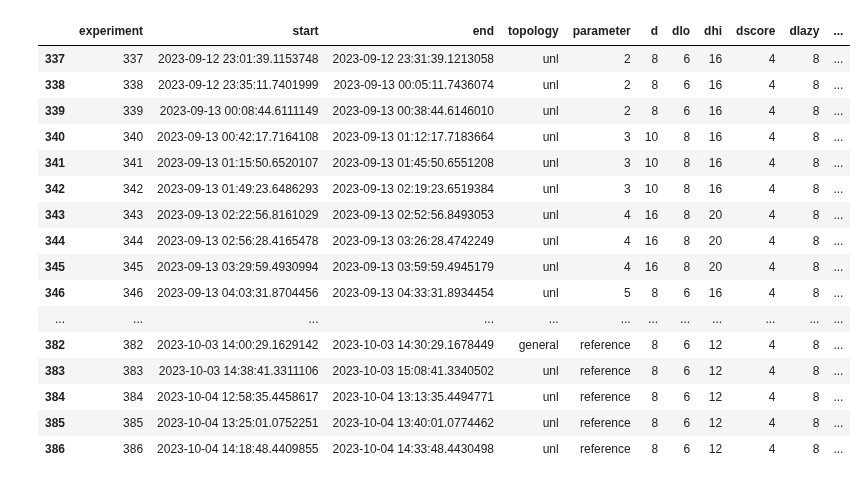
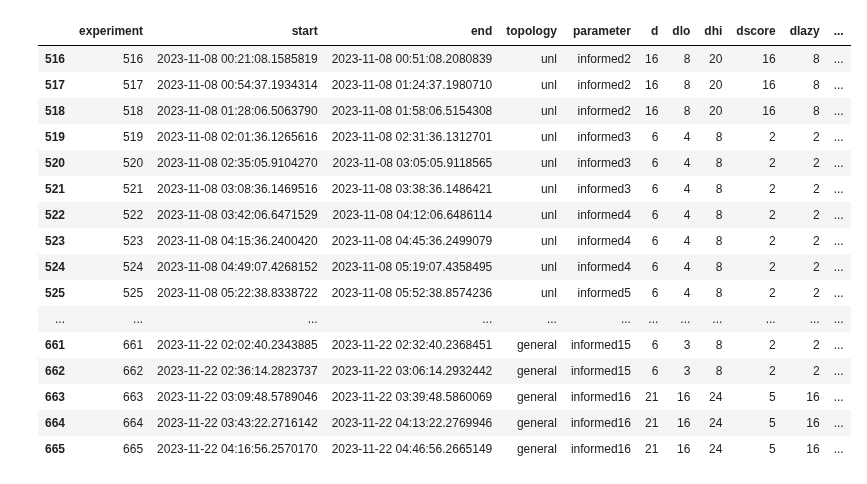
Before and after one commit to FlavScheidt/flexi-pipe, a Jupyter notebook: data/Notebooks/Consolidated_Bandwidth.ipynb, the cells around one changed output. Drawn from its saved outputs; the diff is of its cells as text; code cells hidden in the pictures.

```diff
--- a/data/Notebooks/Consolidated_Bandwidth.ipynb
+++ b/data/Notebooks/Consolidated_Bandwidth.ipynb
@@ -70,8 +70,8 @@ with open(filepath, 'r') as file_object:
 # url="http://192.168.20.58:8086"
 url = "http://localhost:8086"
 # %%
-start = 1692978196
-end = 1693513472
+start = 1696445523
+end = 1696710919
 # %%
 def experiment(start_time, end_time, filepath):
     # Retrieve experiments data from csv
@@ -84,50 +84,54 @@ def experiment(start_time, end_time, filepath):
     #Correct timestamp
     experiments["start"] = experiments["start"].str.slice(0, 27)
     experiments["end"] = experiments["end"].str.slice(0, 27)
 
     #String to timestamp
     # experiments['startUnix'] = pd.to_datetime(experiments["start"],format="%Y-%m-%d %H:%M:%S.%f").astype('int64') / 10**9
     # experiments['endUnix'] = pd.to_datetime(experiments["end"],format="%Y-%m-%d %H:%M:%S.%f").astype('int64') / 10**9
     experiments['startUnix'] = pd.to_datetime(experiments["start"],format="mixed").astype('int64') / 10**9
     experiments['endUnix'] = pd.to_datetime(experiments["end"],format="mixed").astype('int64') / 10**9
 
 
     experiments['startUnix'] = pd.to_timedelta(experiments['startUnix'], unit='s').dt.total_seconds().astype(int)#.astype(str)
     experiments['endUnix'] = pd.to_timedelta(experiments['endUnix'], unit='s').dt.total_seconds().astype(int)#.astype(str)
 
     #Drop fields we don't mneed for the moment
     exp = experiments.drop(columns=["runtime", "initialDelay"]).sort_values(by=["start"])
 
     #Get times for different intervals
     # intervals = exp["interval"].drop_duplicates().sort_values().reset_index(drop=True)
     # intervals.head(10)
 
     # expTime = exp[exp['startUnix'].astype(int).between(start_time, end_time)]
     # expTime['experiment'] = expTime.index
     expTime = exp.reset_index().rename({'index':'experiment'}, axis = 'columns')
 
     return expTime
 
 experiments = experiment(start, end, '../experiments.csv')
-experiments.tail(50)
+experiments.tail(150)
+
+# data = pd.read_csv('../experiments.csv', header=0,  index_col=0)
+# exps = pd.DataFrame(data)
+#experiments = exps.loc[exps['experiment'] > 144]
 # %% [output]
 |  | experiment | start | end | topology | parameter | d | dlo | dhi | dscore | dlazy | ... |
-| 337 | 337 | 2023-09-12 23:01:39.1153748 | 2023-09-12 23:31:39.1213058 | unl | 2 | 8 | 6 | 16 | 4 | 8 | ... |
-| 338 | 338 | 2023-09-12 23:35:11.7401999 | 2023-09-13 00:05:11.7436074 | unl | 2 | 8 | 6 | 16 | 4 | 8 | ... |
-| 339 | 339 | 2023-09-13 00:08:44.6111149 | 2023-09-13 00:38:44.6146010 | unl | 2 | 8 | 6 | 16 | 4 | 8 | ... |
-| 340 | 340 | 2023-09-13 00:42:17.7164108 | 2023-09-13 01:12:17.7183664 | unl | 3 | 10 | 8 | 16 | 4 | 8 | ... |
-| 341 | 341 | 2023-09-13 01:15:50.6520107 | 2023-09-13 01:45:50.6551208 | unl | 3 | 10 | 8 | 16 | 4 | 8 | ... |
-| 342 | 342 | 2023-09-13 01:49:23.6486293 | 2023-09-13 02:19:23.6519384 | unl | 3 | 10 | 8 | 16 | 4 | 8 | ... |
-| 343 | 343 | 2023-09-13 02:22:56.8161029 | 2023-09-13 02:52:56.8493053 | unl | 4 | 16 | 8 | 20 | 4 | 8 | ... |
-| 344 | 344 | 2023-09-13 02:56:28.4165478 | 2023-09-13 03:26:28.4742249 | unl | 4 | 16 | 8 | 20 | 4 | 8 | ... |
-| 345 | 345 | 2023-09-13 03:29:59.4930994 | 2023-09-13 03:59:59.4945179 | unl | 4 | 16 | 8 | 20 | 4 | 8 | ... |
-| 346 | 346 | 2023-09-13 04:03:31.8704456 | 2023-09-13 04:33:31.8934454 | unl | 5 | 8 | 6 | 16 | 4 | 8 | ... |
+| 516 | 516 | 2023-11-08 00:21:08.1585819 | 2023-11-08 00:51:08.2080839 | unl | informed2 | 16 | 8 | 20 | 16 | 8 | ... |
+| 517 | 517 | 2023-11-08 00:54:37.1934314 | 2023-11-08 01:24:37.1980710 | unl | informed2 | 16 | 8 | 20 | 16 | 8 | ... |
+| 518 | 518 | 2023-11-08 01:28:06.5063790 | 2023-11-08 01:58:06.5154308 | unl | informed2 | 16 | 8 | 20 | 16 | 8 | ... |
+| 519 | 519 | 2023-11-08 02:01:36.1265616 | 2023-11-08 02:31:36.1312701 | unl | informed3 | 6 | 4 | 8 | 2 | 2 | ... |
+| 520 | 520 | 2023-11-08 02:35:05.9104270 | 2023-11-08 03:05:05.9118565 | unl | informed3 | 6 | 4 | 8 | 2 | 2 | ... |
+| 521 | 521 | 2023-11-08 03:08:36.1469516 | 2023-11-08 03:38:36.1486421 | unl | informed3 | 6 | 4 | 8 | 2 | 2 | ... |
+| 522 | 522 | 2023-11-08 03:42:06.6471529 | 2023-11-08 04:12:06.6486114 | unl | informed4 | 6 | 4 | 8 | 2 | 2 | ... |
+| 523 | 523 | 2023-11-08 04:15:36.2400420 | 2023-11-08 04:45:36.2499079 | unl | informed4 | 6 | 4 | 8 | 2 | 2 | ... |
+| 524 | 524 | 2023-11-08 04:49:07.4268152 | 2023-11-08 05:19:07.4358495 | unl | informed4 | 6 | 4 | 8 | 2 | 2 | ... |
+| 525 | 525 | 2023-11-08 05:22:38.8338722 | 2023-11-08 05:52:38.8574236 | unl | informed5 | 6 | 4 | 8 | 2 | 2 | ... |
 | ... | ... | ... | ... | ... | ... | ... | ... | ... | ... | ... | ... |
-| 382 | 382 | 2023-10-03 14:00:29.1629142 | 2023-10-03 14:30:29.1678449 | general | reference | 8 | 6 | 12 | 4 | 8 | ... |
-| 383 | 383 | 2023-10-03 14:38:41.3311106 | 2023-10-03 15:08:41.3340502 | unl | reference | 8 | 6 | 12 | 4 | 8 | ... |
-| 384 | 384 | 2023-10-04 12:58:35.4458617 | 2023-10-04 13:13:35.4494771 | unl | reference | 8 | 6 | 12 | 4 | 8 | ... |
-| 385 | 385 | 2023-10-04 13:25:01.0752251 | 2023-10-04 13:40:01.0774462 | unl | reference | 8 | 6 | 12 | 4 | 8 | ... |
-| 386 | 386 | 2023-10-04 14:18:48.4409855 | 2023-10-04 14:33:48.4430498 | unl | reference | 8 | 6 | 12 | 4 | 8 | ... |
+| 661 | 661 | 2023-11-22 02:02:40.2343885 | 2023-11-22 02:32:40.2368451 | general | informed15 | 6 | 3 | 8 | 2 | 2 | ... |
+| 662 | 662 | 2023-11-22 02:36:14.2823737 | 2023-11-22 03:06:14.2932442 | general | informed15 | 6 | 3 | 8 | 2 | 2 | ... |
+| 663 | 663 | 2023-11-22 03:09:48.5789046 | 2023-11-22 03:39:48.5860069 | general | informed16 | 21 | 16 | 24 | 5 | 16 | ... |
+| 664 | 664 | 2023-11-22 03:43:22.2716142 | 2023-11-22 04:13:22.2769946 | general | informed16 | 21 | 16 | 24 | 5 | 16 | ... |
+| 665 | 665 | 2023-11-22 04:16:56.2570170 | 2023-11-22 04:46:56.2665149 | general | informed16 | 21 | 16 | 24 | 5 | 16 | ... |
 # %%
 def from_influx(url, token, org, measurement, start_time, end_time,grouping_key):
     client = InfluxDBClient(url=url, token=token, org=org,  timeout=900_000)
```
Also changed, not shown: parts of 12 cells of this notebook, 10 other files.
